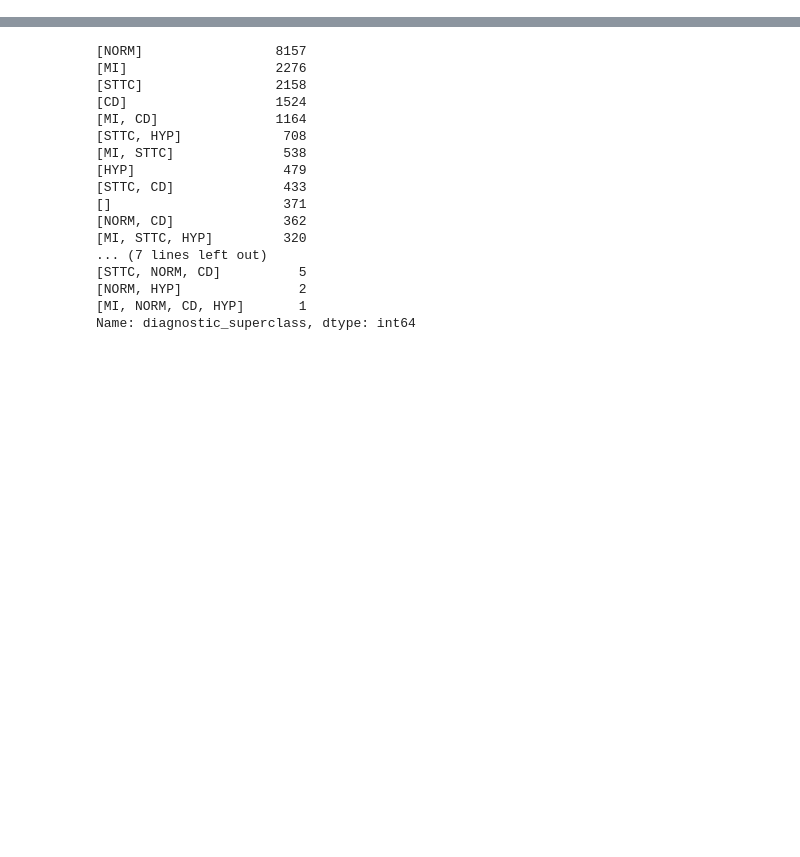
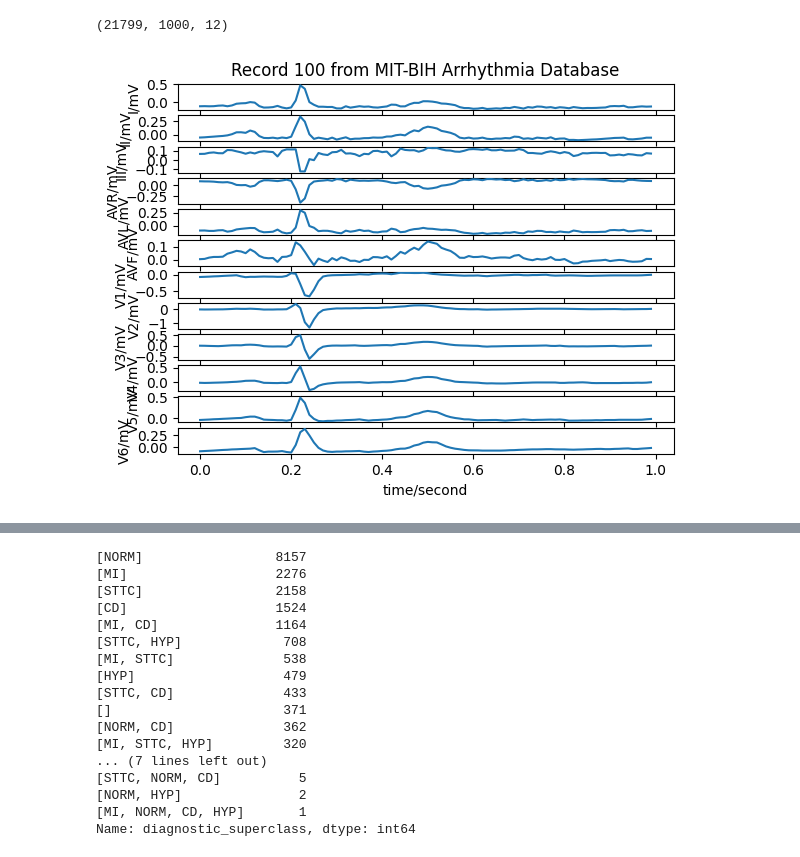
Before and after one commit to zfenton/UCBMIDS_W207_finalProject, a Jupyter notebook: ekg_test.ipynb, the cells around one changed output, grey strips where cells are left out. Drawn from its saved outputs; the diff is of its cells as text; code cells hidden in the pictures; blank space fills up the shorter version.

Commit message:
updated to include plot of example EKG

```diff
--- a/ekg_test.ipynb
+++ b/ekg_test.ipynb
@@ -36,3 +30,12 @@ Y = pd.read_csv(path + "ptbxl_database.csv", index_col="ecg_id")
 Y.scp_codes = Y.scp_codes.apply(lambda x: ast.literal_eval(x))
 # %%
 X = load_raw_data(Y, sampling_rate, path)
+# %%
+X.shape
+# %% [output]
+(21799, 1000, 12)
+# %%
+record = wfdb.rdrecord(path+'records100/00000/00001_lr', sampto=100)
+wfdb.plot_wfdb(record=record, annotation=Y, title='Record 100 from MIT-BIH Arrhythmia Database')
+# %% [output]
+[figure, added]
```
Also changed, not shown: parts of 3 cells of this notebook.
